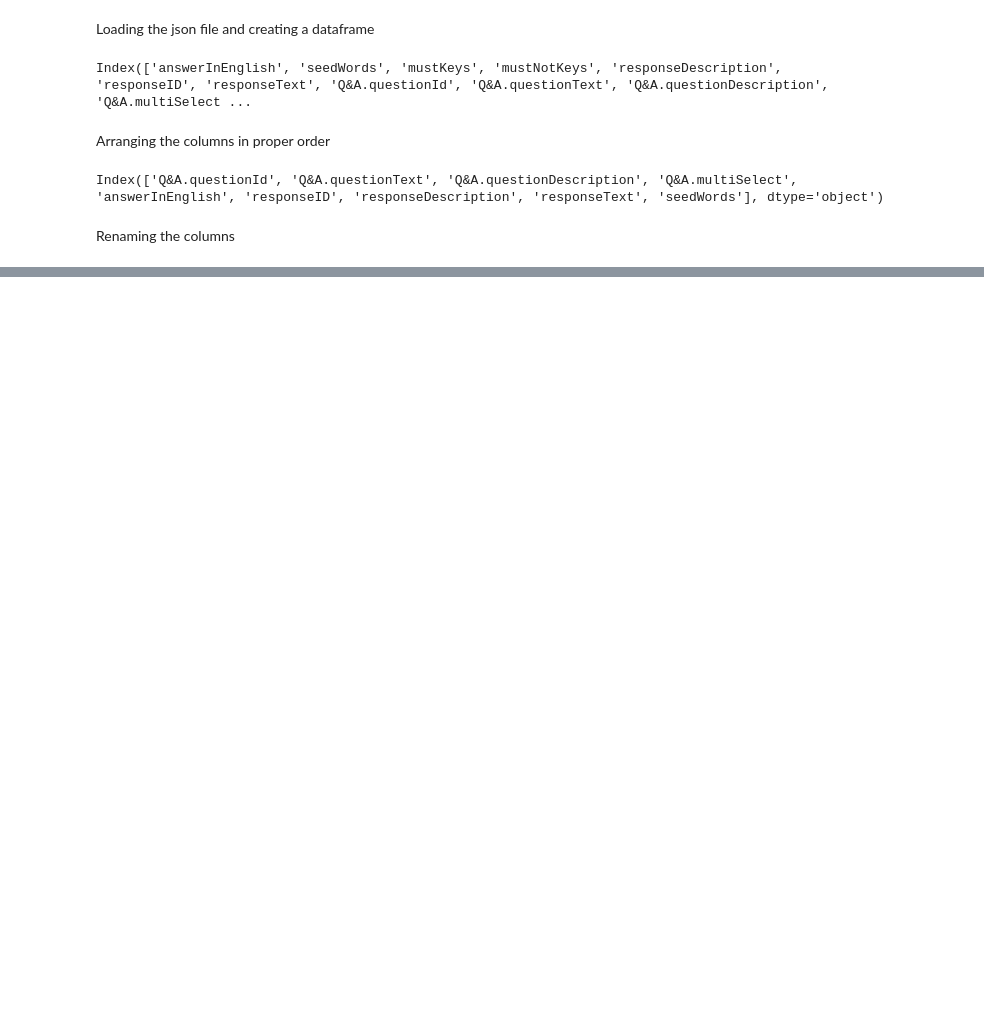
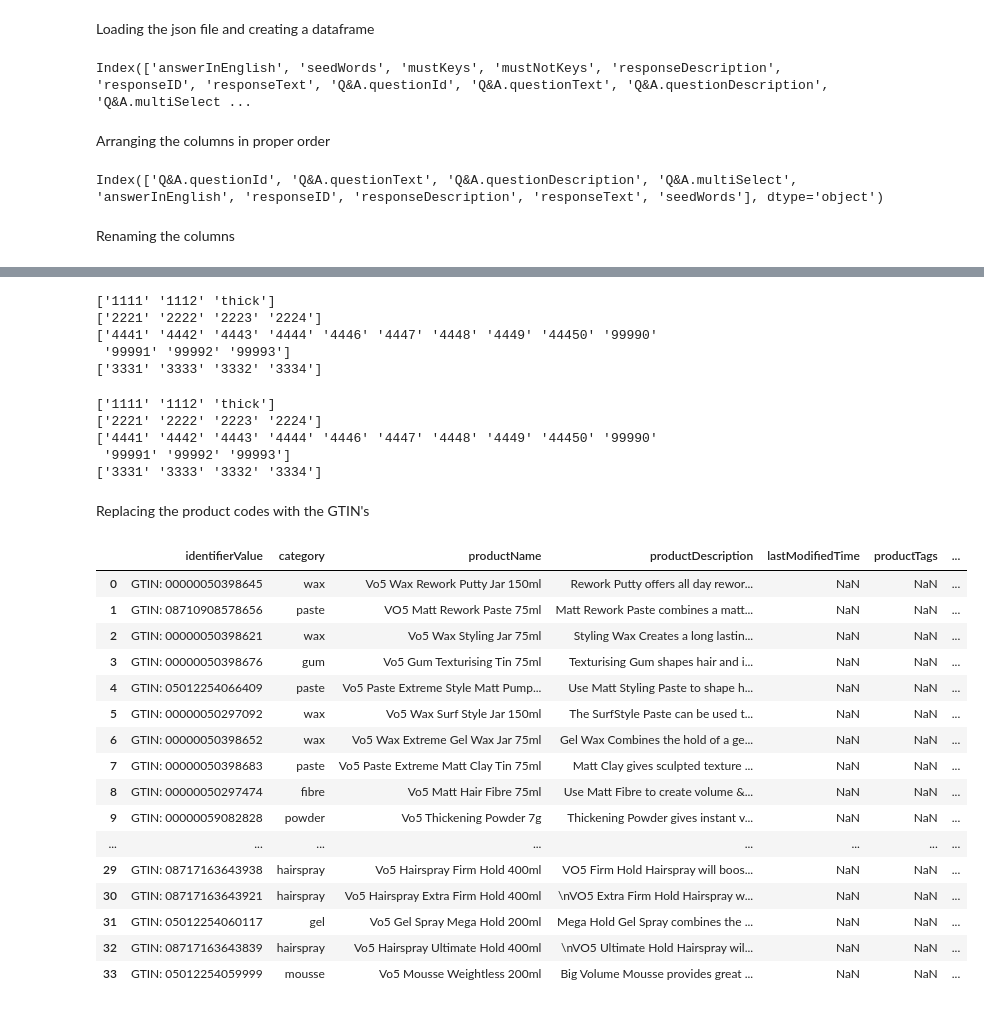
Before and after one commit to shiv2022/elida_beauty_testing, a Jupyter notebook: AiBA_transformations.ipynb, the cells around one changed output, grey strips where cells are left out. Saved outputs shown, nothing was run; the diff lists cells and outputs as text; code cells hidden in the pictures; blank space fills up the shorter version.

```diff
--- a/AiBA_transformations.ipynb
+++ b/AiBA_transformations.ipynb
@@ -148,0 +257,9 @@ print(result)
+# %%
+for col in col_list:
+  print(df3[col].unique())
+# %% [output]
+['1111' '1112' 'thick']
+['2221' '2222' '2223' '2224']
+['4441' '4442' '4443' '4444' '4446' '4447' '4448' '4449' '44450' '99990'
+ '99991' '99992' '99993']
+['3331' '3333' '3332' '3334']
@@ -148,0 +274,33 @@ print(result)
+# %%
+
+for col in col_list:
+  print(df3[col].unique())
+# %% [output]
+['1111' '1112' 'thick']
+['2221' '2222' '2223' '2224']
+['4441' '4442' '4443' '4444' '4446' '4447' '4448' '4449' '44450' '99990'
+ '99991' '99992' '99993']
+['3331' '3333' '3332' '3334']
+# %% [markdown]
+Replacing the product codes with the GTIN's
+# %%
+pim_df = pd.read_csv('/content/elida_beauty_testing/Updated_Pim_sheet.csv')
+pim_df
+# %% [output]
+|  | identifierValue | category | productName | productDescription | lastModifiedTime | productTags | ... |
+| 0 | GTIN: 00000050398645 | wax | Vo5 Wax Rework Putty Jar 150ml | Rework Putty offers all day rewor... | NaN | NaN | ... |
+| 1 | GTIN: 08710908578656 | paste | VO5 Matt Rework Paste 75ml | Matt Rework Paste combines a matt... | NaN | NaN | ... |
+| 2 | GTIN: 00000050398621 | wax | Vo5 Wax Styling Jar 75ml | Styling Wax Creates a long lastin... | NaN | NaN | ... |
+| 3 | GTIN: 00000050398676 | gum | Vo5 Gum Texturising Tin 75ml | Texturising Gum shapes hair and i... | NaN | NaN | ... |
+| 4 | GTIN: 05012254066409 | paste | Vo5 Paste Extreme Style Matt Pump... | Use Matt Styling Paste to shape h... | NaN | NaN | ... |
+| 5 | GTIN: 00000050297092 | wax | Vo5 Wax Surf Style Jar 150ml | The SurfStyle Paste can be used t... | NaN | NaN | ... |
+| 6 | GTIN: 00000050398652 | wax | Vo5 Wax Extreme Gel Wax Jar 75ml | Gel Wax Combines the hold of a ge... | NaN | NaN | ... |
+| 7 | GTIN: 00000050398683 | paste | Vo5 Paste Extreme Matt Clay Tin 75ml | Matt Clay gives sculpted texture ... | NaN | NaN | ... |
+| 8 | GTIN: 00000050297474 | fibre | Vo5 Matt Hair Fibre 75ml | Use Matt Fibre to create volume &... | NaN | NaN | ... |
+| 9 | GTIN: 00000059082828 | powder | Vo5 Thickening Powder 7g | Thickening Powder gives instant v... | NaN | NaN | ... |
+| ... | ... | ... | ... | ... | ... | ... | ... |
+| 29 | GTIN: 08717163643938 | hairspray | Vo5 Hairspray Firm Hold 400ml | VO5 Firm Hold Hairspray will boos... | NaN | NaN | ... |
+| 30 | GTIN: 08717163643921 | hairspray | Vo5 Hairspray Extra Firm Hold 400ml | \nVO5 Extra Firm Hold Hairspray w... | NaN | NaN | ... |
+| 31 | GTIN: 05012254060117 | gel | Vo5 Gel Spray Mega Hold 200ml | Mega Hold Gel Spray combines the ... | NaN | NaN | ... |
+| 32 | GTIN: 08717163643839 | hairspray | Vo5 Hairspray Ultimate Hold 400ml | \nVO5 Ultimate Hold Hairspray wil... | NaN | NaN | ... |
+| 33 | GTIN: 05012254059999 | mousse | Vo5 Mousse Weightless 200ml | Big Volume Mousse provides great ... | NaN | NaN | ... |
```
Also changed, not shown: parts of 39 cells of this notebook.
